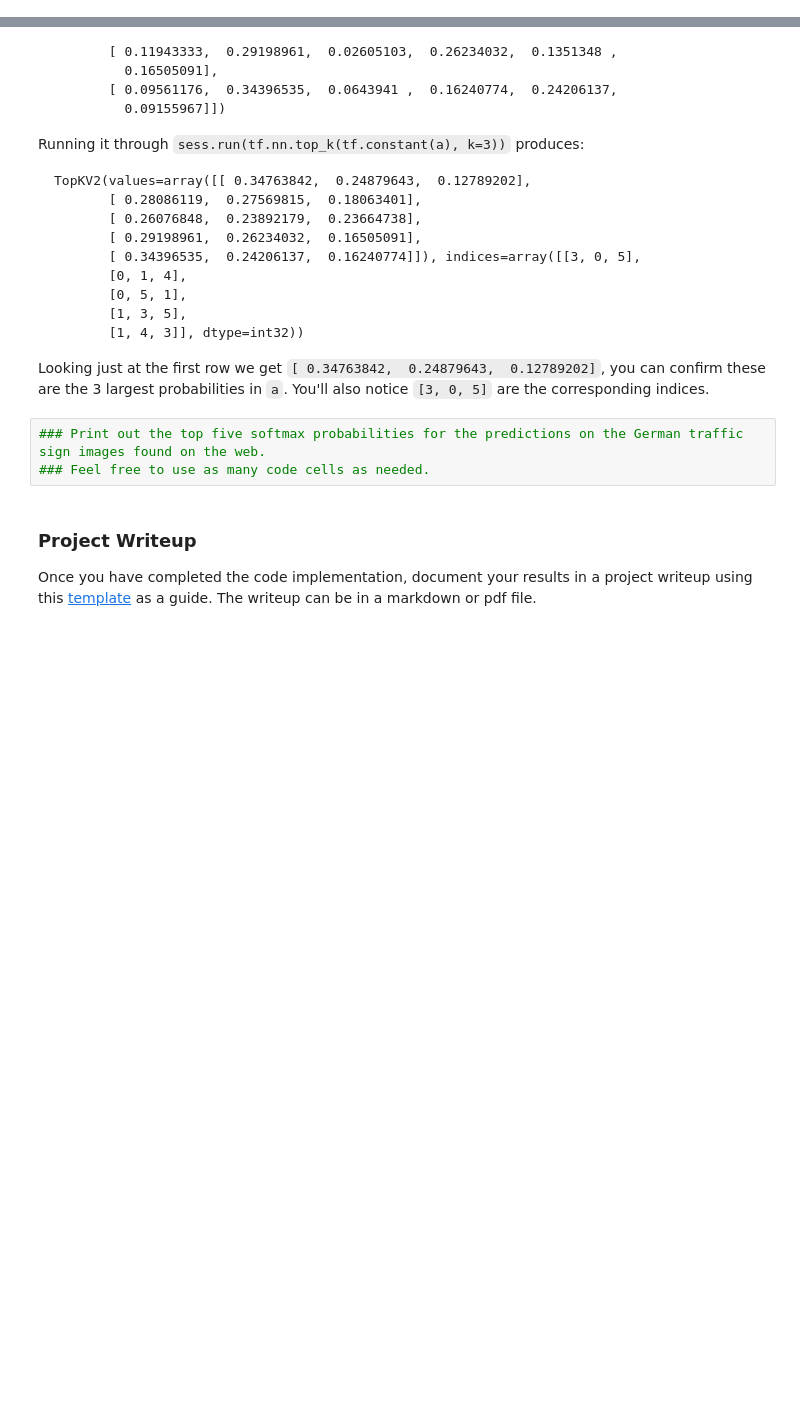
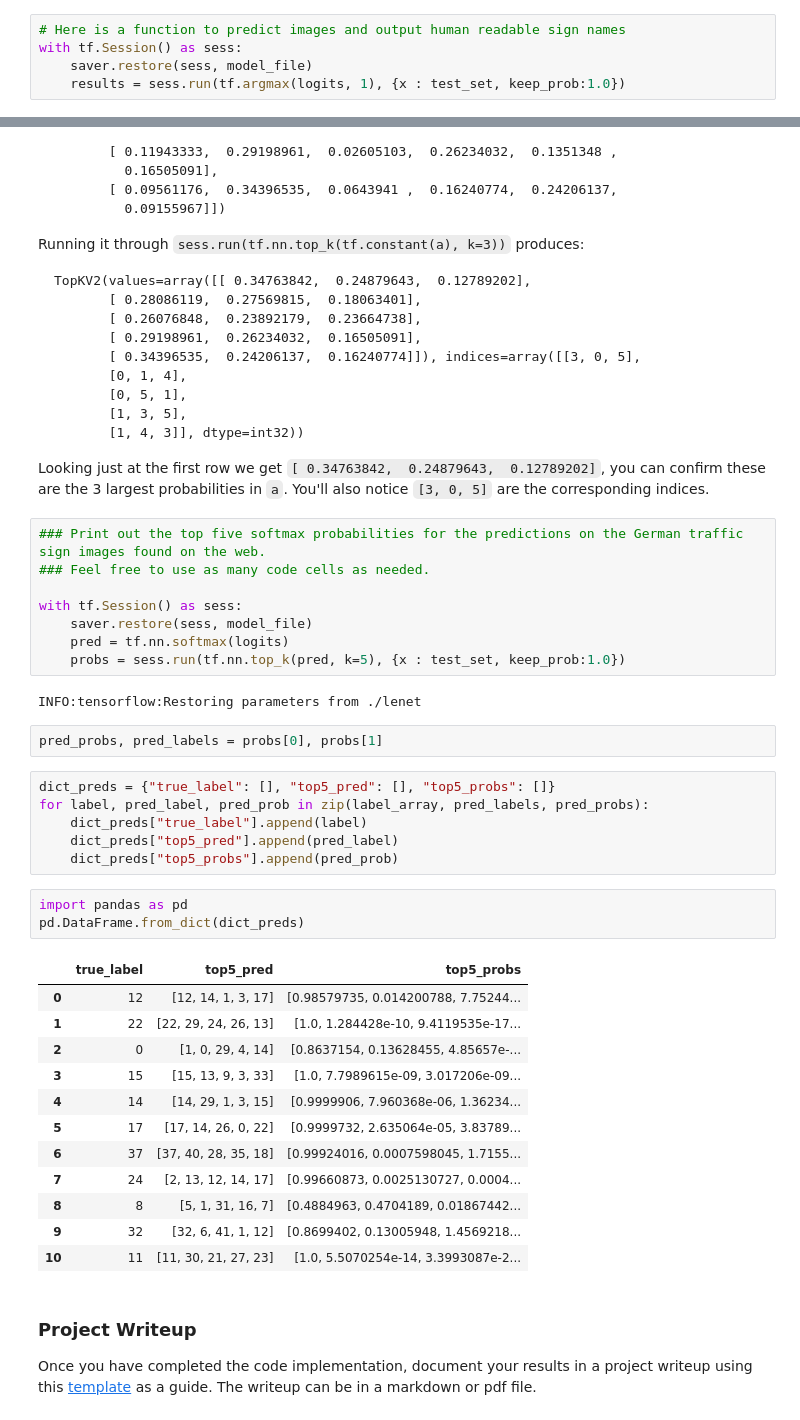
Before and after one commit to JieqingShi/CarND-Traffic-Sign-Classifier-Project, a Jupyter notebook: Traffic_Sign_Classifier.ipynb, the cells around one changed output, grey strips where cells are left out. Cells and saved outputs as stored; diff of their text form; blank space fills up the shorter version.

```diff
--- a/Traffic_Sign_Classifier.ipynb
+++ b/Traffic_Sign_Classifier.ipynb
@@ -332,0 +477,5 @@ You may find `signnames.csv` useful as it contains mappings from the class id (i
+# %%
+# Here is a function to predict images and output human readable sign names
+with tf.Session() as sess:
+    saver.restore(sess, model_file)
+    results = sess.run(tf.argmax(logits, 1), {x : test_set, keep_prob:1.0})
@@ -373,6 +540,37 @@ Looking just at the first row we get `[ 0.34763842,  0.24879643,  0.12789202]`,
 # %%
 ### Print out the top five softmax probabilities for the predictions on the German traffic sign images found on the web.
 ### Feel free to use as many code cells as needed.
+
+with tf.Session() as sess:
+    saver.restore(sess, model_file)
+    pred = tf.nn.softmax(logits)
+    probs = sess.run(tf.nn.top_k(pred, k=5), {x : test_set, keep_prob:1.0})
+# %% [output]
+INFO:tensorflow:Restoring parameters from ./lenet
+# %%
+pred_probs, pred_labels = probs[0], probs[1]
+# %%
+dict_preds = {"true_label": [], "top5_pred": [], "top5_probs": []}
+for label, pred_label, pred_prob in zip(label_array, pred_labels, pred_probs):
+    dict_preds["true_label"].append(label)
+    dict_preds["top5_pred"].append(pred_label)
+    dict_preds["top5_probs"].append(pred_prob)
+# %%
+import pandas as pd
+pd.DataFrame.from_dict(dict_preds)
+# %% [output]
+|  | true_label | top5_pred | top5_probs |
+| 0 | 12 | [12, 14, 1, 3, 17] | [0.98579735, 0.014200788, 7.75244... |
+| 1 | 22 | [22, 29, 24, 26, 13] | [1.0, 1.284428e-10, 9.4119535e-17... |
+| 2 | 0 | [1, 0, 29, 4, 14] | [0.8637154, 0.13628455, 4.85657e-... |
+| 3 | 15 | [15, 13, 9, 3, 33] | [1.0, 7.7989615e-09, 3.017206e-09... |
+| 4 | 14 | [14, 29, 1, 3, 15] | [0.9999906, 7.960368e-06, 1.36234... |
+| 5 | 17 | [17, 14, 26, 0, 22] | [0.9999732, 2.635064e-05, 3.83789... |
+| 6 | 37 | [37, 40, 28, 35, 18] | [0.99924016, 0.0007598045, 1.7155... |
+| 7 | 24 | [2, 13, 12, 14, 17] | [0.99660873, 0.0025130727, 0.0004... |
+| 8 | 8 | [5, 1, 31, 16, 7] | [0.4884963, 0.4704189, 0.01867442... |
+| 9 | 32 | [32, 6, 41, 1, 12] | [0.8699402, 0.13005948, 1.4569218... |
+| 10 | 11 | [11, 30, 21, 27, 23] | [1.0, 5.5070254e-14, 3.3993087e-2... |
 # %% [markdown]
 ### Project Writeup
 
```
Also changed, not shown: parts of 31 cells of this notebook, 14 other files.
